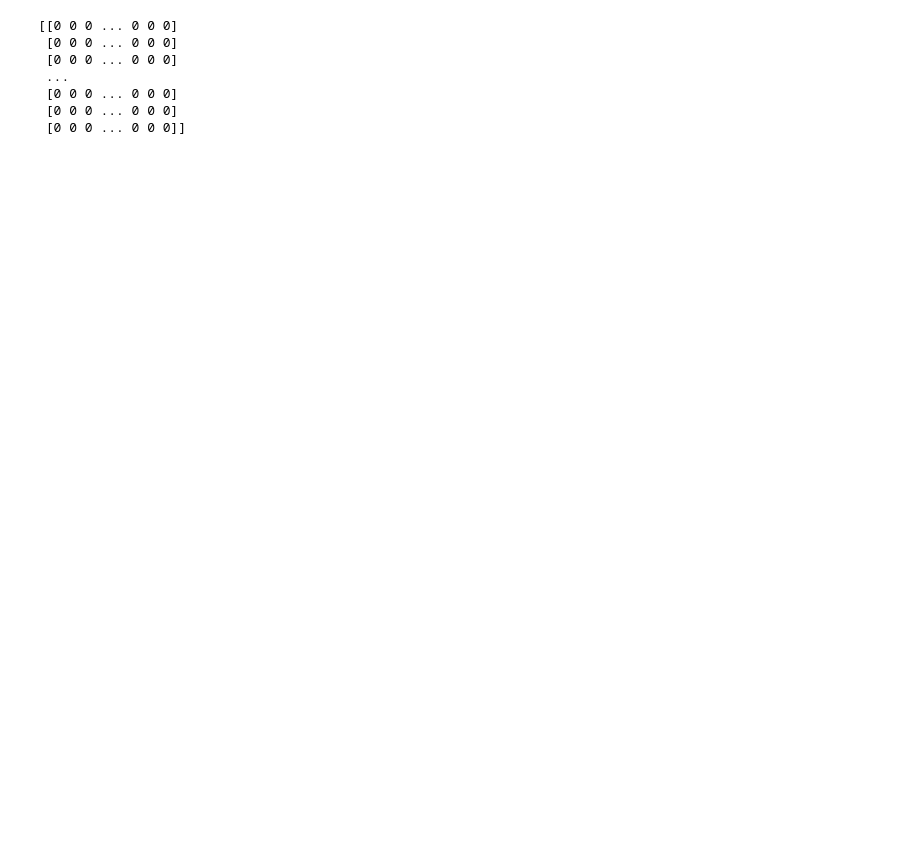
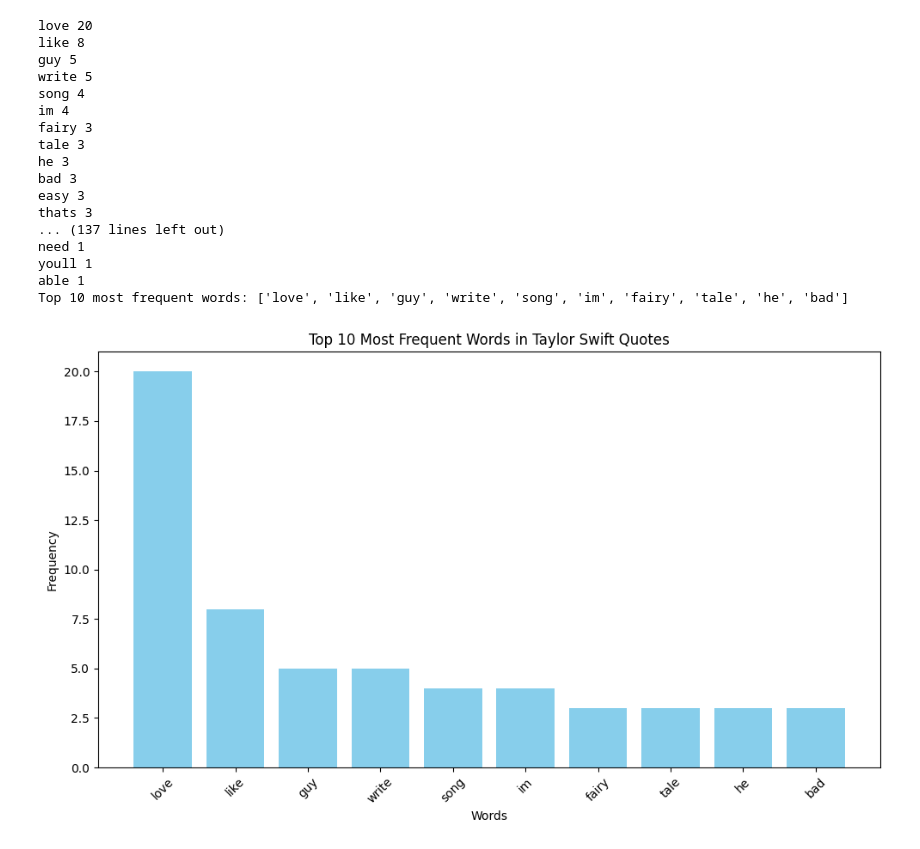
Before and after one commit to JohannesMantler/NLP_Exercise_A, a Jupyter notebook: Exercise_A.ipynb, the cells around one changed output. Cells and saved outputs as stored; diff of their text form; code cells hidden in the pictures; blank space fills up the shorter version.

```diff
--- a/Exercise_A.ipynb
+++ b/Exercise_A.ipynb
@@ -4,7 +4,7 @@
 import re
 import string
 
-file = "Taylor_Swift_Quotes.txt"
+filename = "Taylor_Swift_Quotes.txt"
 
 def clean(text):
     text = text.lower()                                                 #Lowercase
@@ -13,7 +13,7 @@ def clean(text):
     text = re.sub(r'\s+', ' ', text).strip()                            #Remove überflüssige Leerzeichen
     return text
 
-with open(file, "r", encoding="utf-8") as file:
+with open(filename, "r", encoding="utf-8") as file:
     text = file.read()
 
 cleaned_text = clean(text)
@@ -107,6 +107,8 @@ print(f"Vocab size: {len(vocab_set)}")
 for w in list(vocab_dict):
     print(w, '→', vocab_dict[w])
 # %%
+#Exercise A.5: One-hot Encoding
+
 import numpy as np
 
 #np.set_printoptions(threshold=np.inf)  # disables truncation
@@ -119,11 +121,53 @@ for i, word in enumerate(lemmatized_text):
         oneHotEncoder[i, index] = 1
 
 print(oneHotEncoder[:10]) #[:10] zeigt die ersten 10 Wörter an
-# %% [output]
-[[0 0 0 ... 0 0 0]
- [0 0 0 ... 0 0 0]
- [0 0 0 ... 0 0 0]
- ...
- [0 0 0 ... 0 0 0]
- [0 0 0 ... 0 0 0]
- [0 0 0 ... 0 0 0]]
+# %%
+#Word Counter
+
+import heapq
+import matplotlib.pyplot as plt
+
+wordCount = {}
+for word in lemmatized_text:
+    wordCount[word] = wordCount.get(word, 0) + 1
+
+#filtered_word2count = {word: count for word, count in wordCount.items() if word not in STOP_WORDS}
+
+sorted_wordCount = sorted(wordCount.items(), key=lambda x: x[1], reverse=True)
+
+for word, count in sorted_wordCount:
+    print(word, count)
+
+    freq_words = heapq.nlargest(10, wordCount, key=wordCount.get)
+print(f"Top 10 most frequent words: {freq_words[:10]}")
+
+top_words = sorted(wordCount.items(), key=lambda x: x[1], reverse=True)[:10]
+words, counts = zip(*top_words)
+
+plt.figure(figsize=(10, 6))
+plt.bar(words, counts, color='skyblue')
+plt.xticks(rotation=45)
+plt.title('Top 10 Most Frequent Words in Taylor Swift Quotes')
+plt.xlabel('Words')
+plt.ylabel('Frequency')
+plt.tight_layout()
+plt.show()
+# %% [output]
+love 20
+like 8
+guy 5
+write 5
+song 4
+im 4
+fairy 3
+tale 3
+he 3
+bad 3
+easy 3
+thats 3
+... (137 lines left out)
+need 1
+youll 1
+able 1
+Top 10 most frequent words: ['love', 'like', 'guy', 'write', 'song', 'im', 'fairy', 'tale', 'he', 'bad']
+[figure, added]
```
Also changed, not shown: parts of 3 cells of this notebook.
